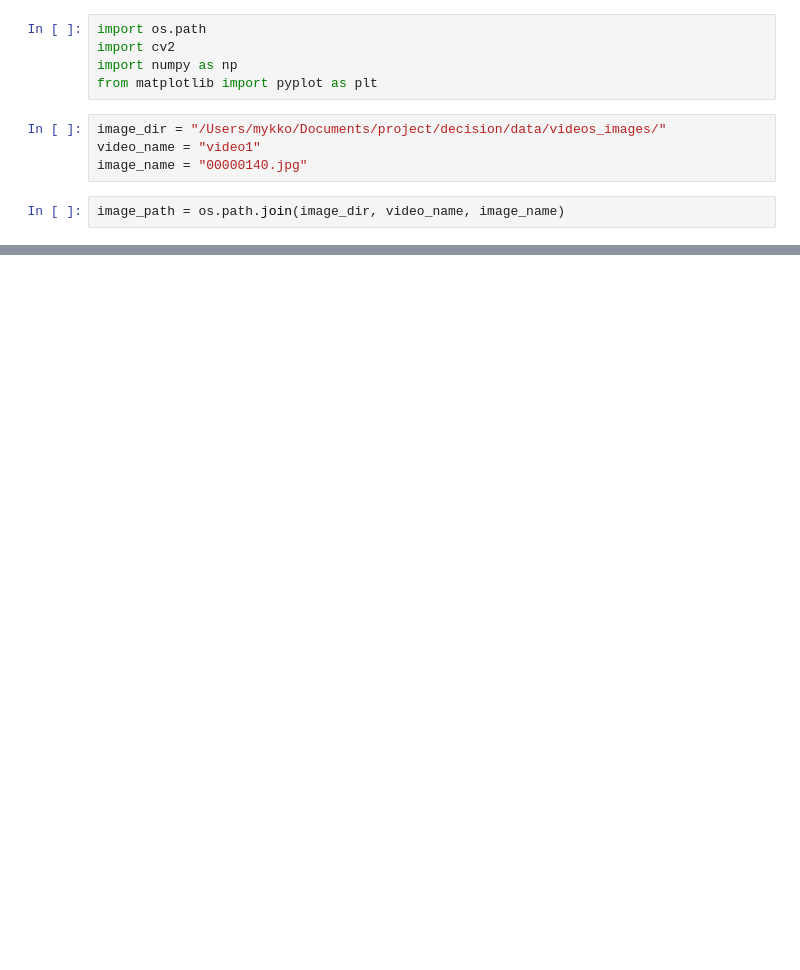
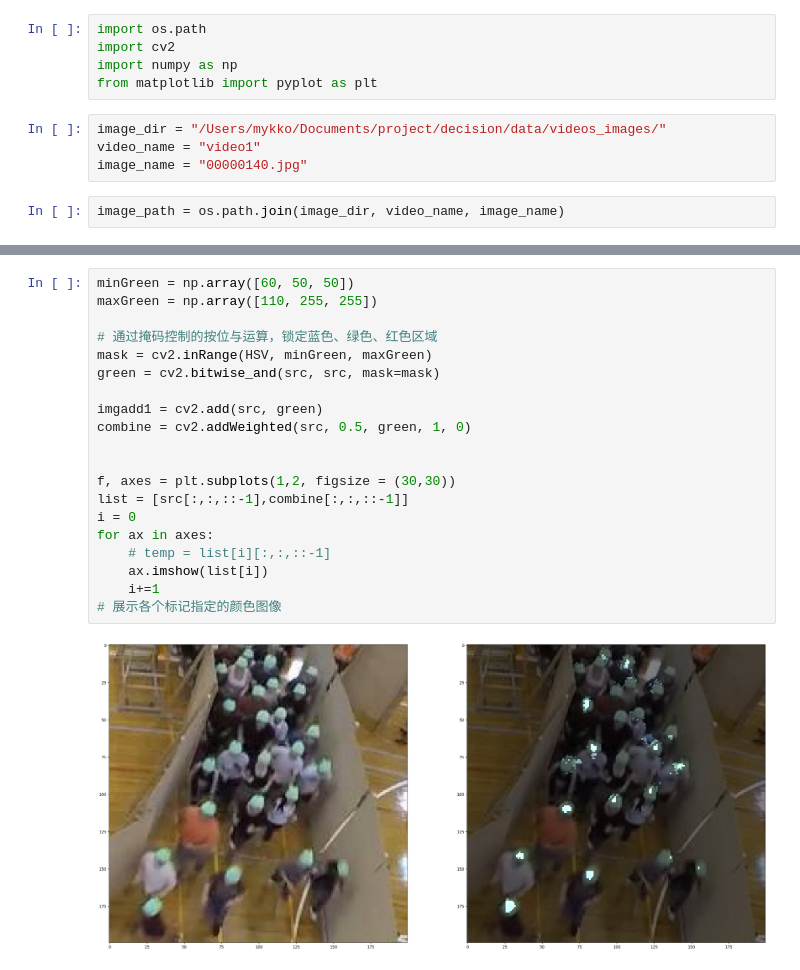
Before and after one commit to Mykko/Yolov5_StrongSORT_OSNet, a Jupyter notebook: test.ipynb, the cells around one changed output, grey strips where cells are left out. Cells and saved outputs as stored; diff of their text form; blank space fills up the shorter version.

```diff
--- a/test.ipynb
+++ b/test.ipynb
@@ -18,0 +28,22 @@ array([208, 217, 137], dtype=uint8)
+# %%
+minGreen = np.array([60, 50, 50])
+maxGreen = np.array([110, 255, 255])
+
+# 通过掩码控制的按位与运算，锁定蓝色、绿色、红色区域
+mask = cv2.inRange(HSV, minGreen, maxGreen)
+green = cv2.bitwise_and(src, src, mask=mask)
+
+imgadd1 = cv2.add(src, green)
+combine = cv2.addWeighted(src, 0.5, green, 1, 0)
+
+
+f, axes = plt.subplots(1,2, figsize = (30,30))
+list = [src[:,:,::-1],combine[:,:,::-1]]
+i = 0
+for ax in axes:
+    # temp = list[i][:,:,::-1]
+    ax.imshow(list[i])
+    i+=1
+# 展示各个标记指定的颜色图像
+# %% [output]
+[figure, added]
```
Also changed, not shown: parts of 18 cells of this notebook, 1 other file.
